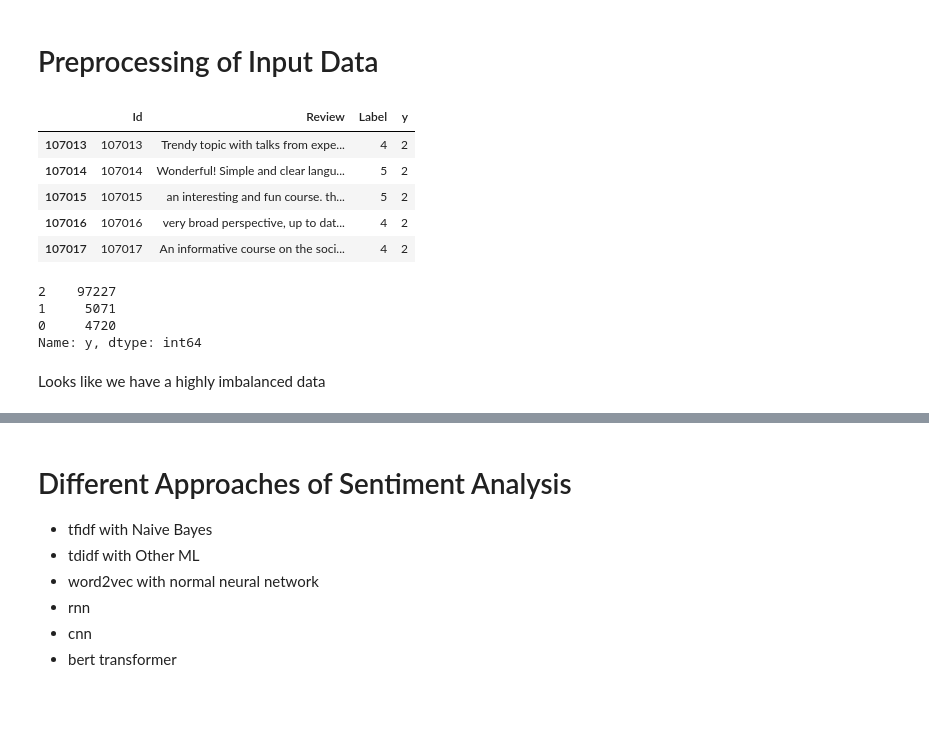
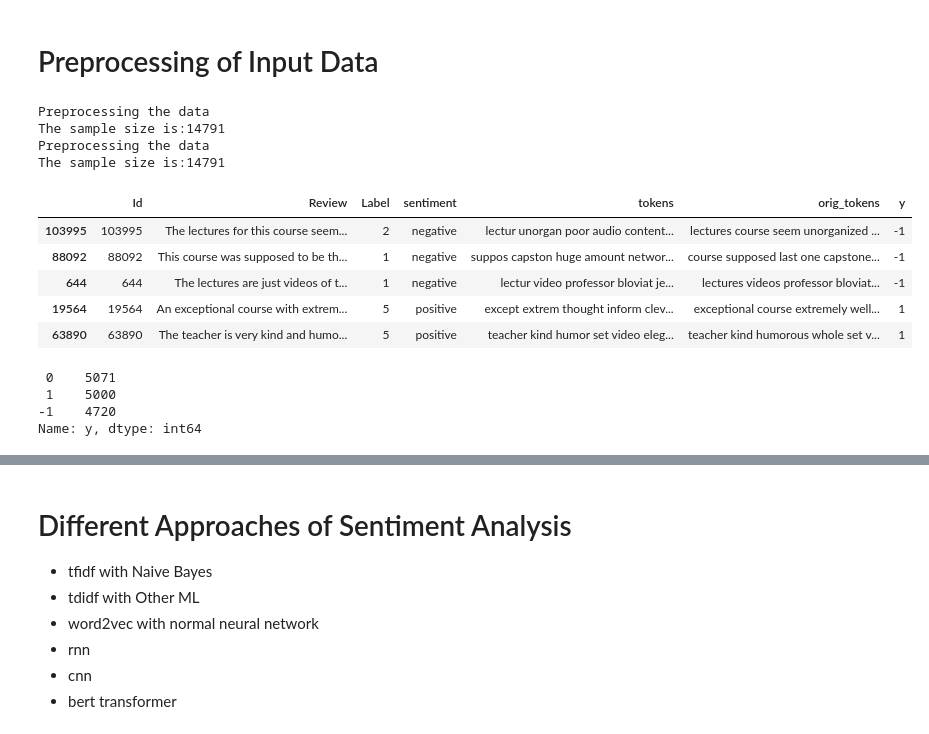
Before and after one commit to SupercarryNg/CouseraReview, a Jupyter notebook: sentiment_analysis.ipynb, the cells around one changed output, grey strips where cells are left out. Drawn from its saved outputs; the diff is of its cells as text; code cells hidden in the pictures; blank space fills up the shorter version.

```diff
--- a/sentiment_analysis.ipynb
+++ b/sentiment_analysis.ipynb
@@ -5,2 +12,0 @@ import dataset
-# %% [markdown]
-# Preprocessing of Input Data
@@ -9,20 +13,34 @@ df_original = pd.read_csv('data/reviews.csv')
-# %%
-df = df_original.copy()
-df['y'] = df.Label.replace({1: 0, 2: 0, 3: 1, 4: 2, 5: 2})
-df.tail()
-# %% [output]
-|  | Id | Review | Label | y |
-| 107013 | 107013 | Trendy topic with talks from expe... | 4 | 2 |
-| 107014 | 107014 | Wonderful! Simple and clear langu... | 5 | 2 |
-| 107015 | 107015 | an interesting and fun course. th... | 5 | 2 |
-| 107016 | 107016 | very broad perspective, up to dat... | 4 | 2 |
-| 107017 | 107017 | An informative course on the soci... | 4 | 2 |
+# %% [markdown]
+# Preprocessing of Input Data
+# %%
+csv_file = 'data/reviews.csv'
+preprocess = preprocessing.Preprocessing(csv_file, positive_num=5000, seed_num=8307)
+df = preprocess.cleaning(stop_words='stopwords.txt')
+# reserve this dataset for bert / RNN
+preprocess2 = preprocessing.Preprocessing(csv_file, positive_num=5000, seed_num=8307)
+df_original = preprocess2.cleaning(lowercase=True, remove_special=True,
+                                  stemming=False, stop_words=None)
+df['orig_tokens'] = df_original['tokens'].copy()
+# %% [output]
+Preprocessing the data
+The sample size is:14791
+Preprocessing the data
+The sample size is:14791
+# %%
+df['y'] = df.sentiment.replace({'neutral': 0, 'positive': 1, 'negative': -1})
+df.tail()
+# %% [output]
+|  | Id | Review | Label | sentiment | tokens | orig_tokens | y |
+| 103995 | 103995 | The lectures for this course seem... | 2 | negative | lectur unorgan poor audio content... | lectures course seem unorganized ... | -1 |
+| 88092 | 88092 | This course was supposed to be th... | 1 | negative | suppos capston huge amount networ... | course supposed last one capstone... | -1 |
+| 644 | 644 | The lectures are just videos of t... | 1 | negative | lectur video professor bloviat je... | lectures videos professor bloviat... | -1 |
+| 19564 | 19564 | An exceptional course with extrem... | 5 | positive | except extrem thought inform clev... | exceptional course extremely well... | 1 |
+| 63890 | 63890 | The teacher is very kind and humo... | 5 | positive | teacher kind humor set video eleg... | teacher kind humorous whole set v... | 1 |
 # %%
+# somewhat balanced dataset after preprocessing
 df['y'].value_counts()
 # %% [output]
-2    97227
-1     5071
-0     4720
+ 0    5071
+ 1    5000
+-1    4720
 Name: y, dtype: int64
-# %% [markdown]
-Looks like we have a highly imbalanced data
```
Also changed, not shown: parts of 26 cells of this notebook, 1 other file.
